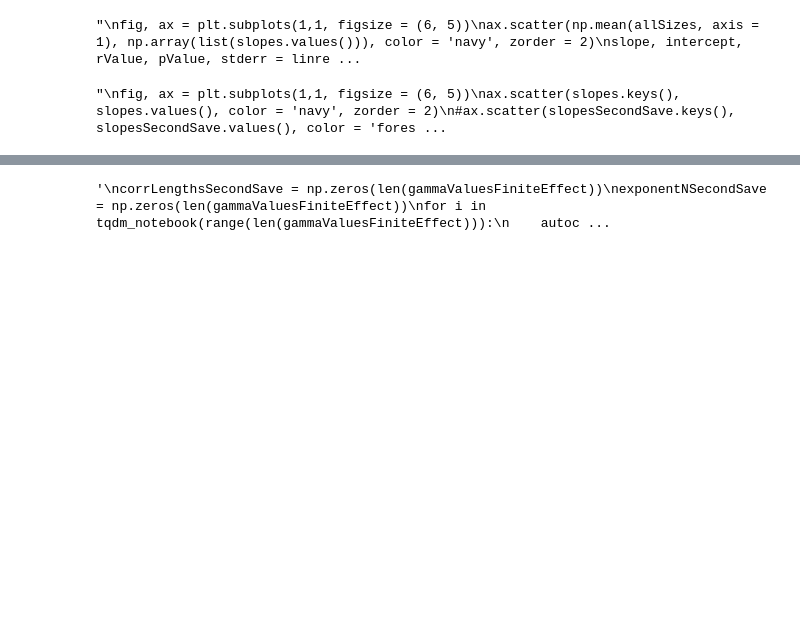
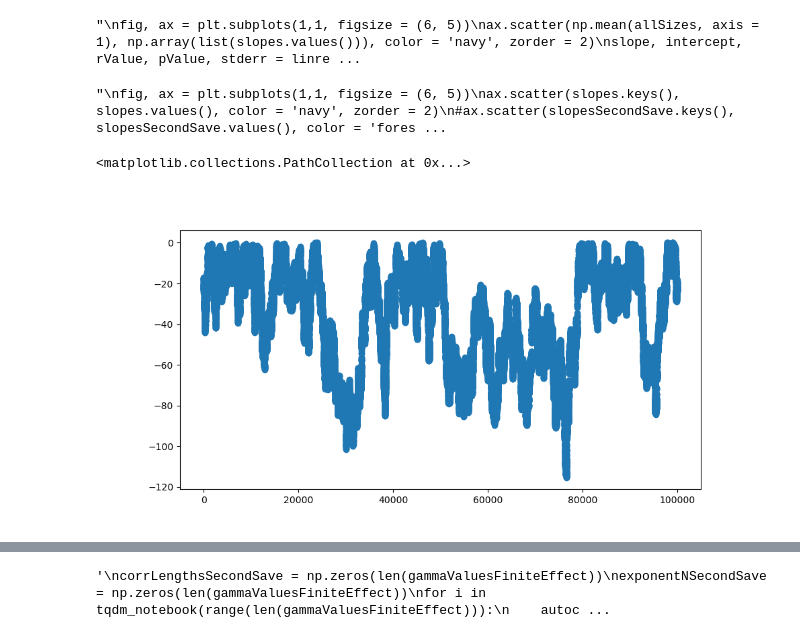
Before and after one commit to tommasoamico/masterThesis, a Jupyter notebook: code/jupyterNotebooks/simulations/singleTraitShortSampling.ipynb, the cells around one changed output, grey strips where cells are left out. Saved outputs shown, nothing was run; the diff lists cells and outputs as text; code cells hidden in the pictures; blank space fills up the shorter version.

```diff
--- a/code/jupyterNotebooks/simulations/singleTraitShortSampling.ipynb
+++ b/code/jupyterNotebooks/simulations/singleTraitShortSampling.ipynb
@@ -300,3 +344,9 @@ print('R^2 =', rValue**2, slope, stderr, intercept)
 # %%
 def autoCorrelationFunc(t, xi, n_c):
     return t**(-xi) * np.exp(-t/n_c)
+# %%
+fig, ax = plt.subplots(1, 1, figsize = (10, 5))
+ax.scatter(range(len(allSizes[-1,:])), np.log(allSizes[-1,:]))
+# %% [output]
+<matplotlib.collections.PathCollection at 0x...>
+[figure, added]
```
Also changed, not shown: parts of 6 cells of this notebook, 41 other files.
